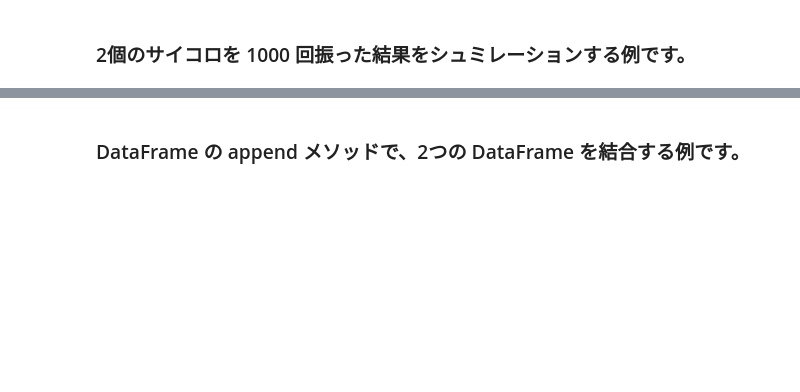
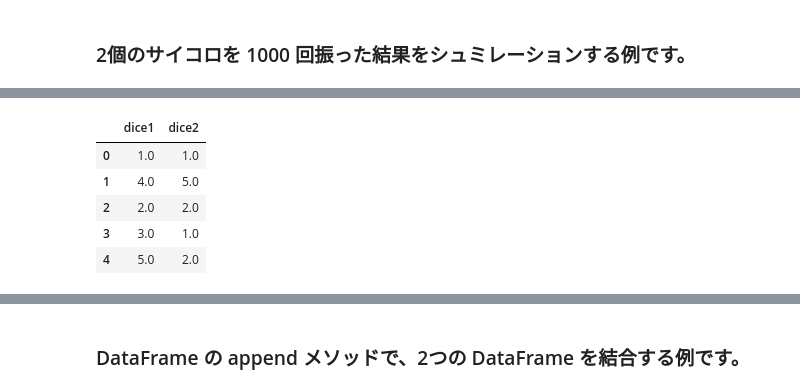
Before and after one commit to enakai00/numpy-pandas-tutorial, a Jupyter notebook: 05-pandas DataFrame-01.ipynb, the cells around one changed output, grey strips where cells are left out. Cells and saved outputs as stored; diff of their text form; code cells hidden in the pictures; blank space fills up the shorter version.

```diff
--- a/05-pandas DataFrame-01.ipynb
+++ b/05-pandas DataFrame-01.ipynb
@@ -130,3 +138,17 @@ DataFrameのdescribeメソッドで、記法的な統計値を確認すること
+# %%
+diceroll = DataFrame(columns=['dice1', 'dice2'])
+for i in range(1000):
+    diceroll = diceroll.append(
+        Series(list(map(float, randint(1, 7, 2))), index=['dice1', 'dice2']),
+        ignore_index = True)
+diceroll[:5]
+# %% [output]
+|  | dice1 | dice2 |
+| 0 | 1.0 | 1.0 |
+| 1 | 4.0 | 5.0 |
+| 2 | 2.0 | 2.0 |
+| 3 | 3.0 | 1.0 |
+| 4 | 5.0 | 2.0 |
 # %%
 diceroll.describe()
 # %% [output]
```
Also changed, not shown: parts of 19 cells of this notebook.
